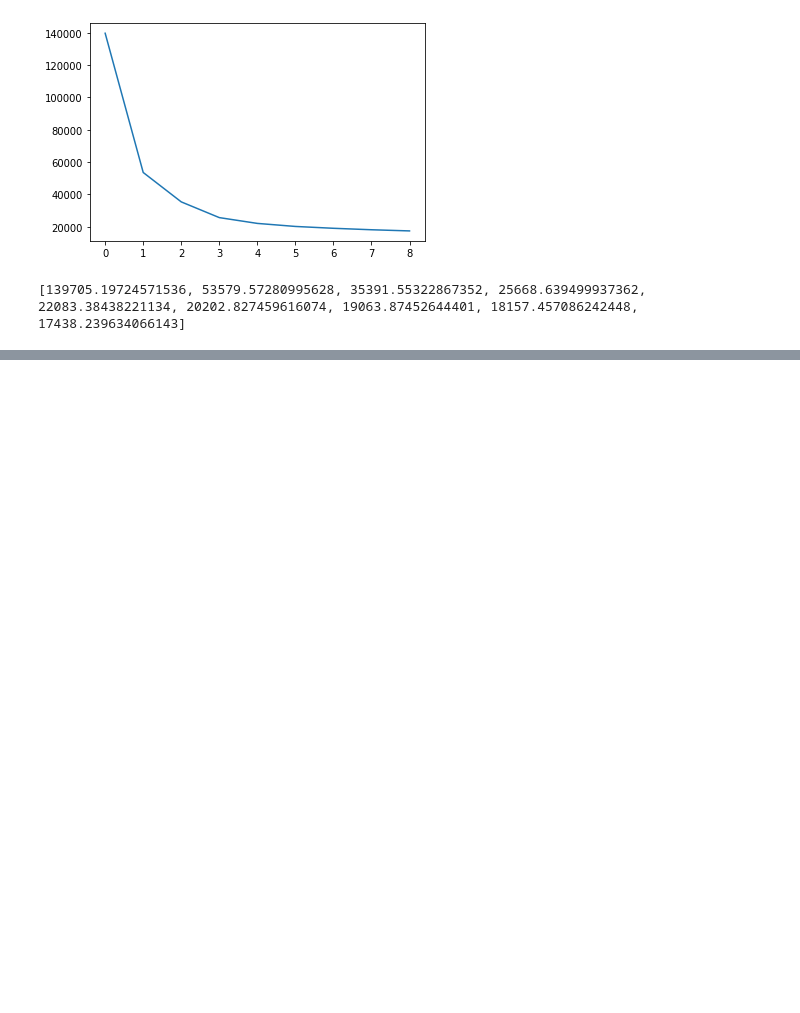
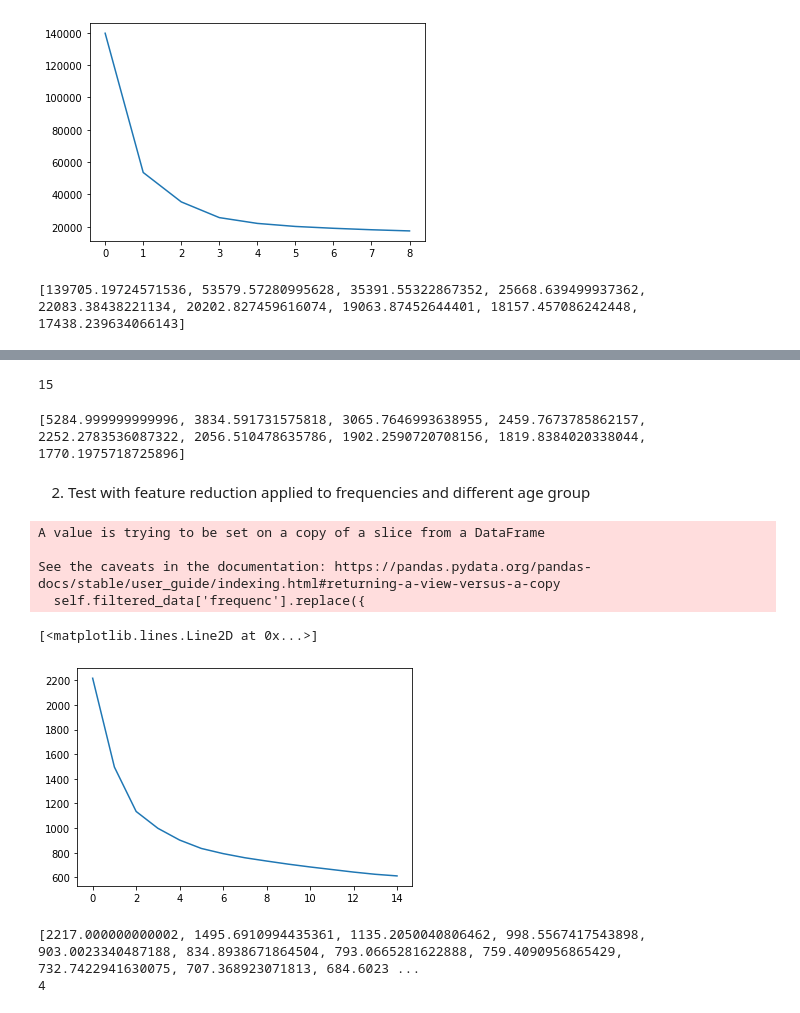
Before and after one commit to imhlas/datascience-miniproject, a Jupyter notebook: data/education_analysis.ipynb, the cells around one changed output, grey strips where cells are left out. Saved outputs shown, nothing was run; the diff lists cells and outputs as text; code cells hidden in the pictures; blank space fills up the shorter version.

```diff
--- a/data/education_analysis.ipynb
+++ b/data/education_analysis.ipynb
@@ -41,0 +90,20 @@ alc_edu_freq_data_clust_2 = alc_edu_freq_with_clusters[alc_edu_freq_with_cluster
+# %%
+print(cost_elbow.elbow)
+# %% [output]
+15
+# %%
+print(cost)
+# %% [output]
+[5284.999999999996, 3834.591731575818, 3065.7646993638955, 2459.7673785862157, 2252.2783536087322, 2056.510478635786, 1902.2590720708156, 1819.8384020338044, 1770.1975718725896]
+# %%
+# Testing with optimal number of clusters
+
+kproto = KPrototypes(n_clusters=3, init='Cao')
+clusters = kproto.fit_predict(alc_edu_freq_red_data, categorical=[0,1,2,3])
+
+cluster_dict =[]
+for c in clusters:
+    cluster_dict.append(c)
+
+alc_edu_freq_red_clusters = alc_edu_freq_red_data.copy()
+alc_edu_freq_red_clusters['clusters'] = cluster_dict
@@ -41,0 +114,42 @@ alc_edu_freq_data_clust_2 = alc_edu_freq_with_clusters[alc_edu_freq_with_cluster
+# %% [markdown]
+2. Test with feature reduction applied to frequencies and different age group
+# %%
+new_age_group = ['From 18 to 44 years','From 45 to 64 years','65 years or over']
+
+alc_edu_freq_red_ages = eurostat.AlcoholDataset(dataset_name='hlth_ehis_al1e',
+                                           dataset_group='education',
+                                           feature_reduction=True,
+                                           ages=new_age_group
+                                           ).get_dataset()
+
+alc_edu_freq_red_ages = alc_edu_freq_red_ages[alc_edu_freq_red_ages['TIME_PERIOD'] == 2014].drop(['TIME_PERIOD'], axis=1)
+
+for c in alc_edu_freq_red_ages.select_dtypes(exclude='object').columns:
+    pt = PowerTransformer()
+    alc_edu_freq_red_ages[c] =  pt.fit_transform(np.array(alc_edu_freq_red_ages[c]).reshape(-1, 1))
+# %% [output]
+A value is trying to be set on a copy of a slice from a DataFrame
+
+See the caveats in the documentation: https://pandas.pydata.org/pandas-docs/stable/user_guide/indexing.html#returning-a-view-versus-a-copy
+  self.filtered_data['frequenc'].replace({
+# %%
+# Test optimal number of cluster with elbow method
+
+costs = []
+
+for num_clusters in list(range(1,16)):
+    kproto = KPrototypes(n_clusters=num_clusters, init='Cao')
+    clusters = kproto.fit_predict(alc_edu_freq_red_ages, categorical=[0,1,2,3])
+    costs.append(kproto.cost_)
+
+plt.plot(costs)
+# %% [output]
+[<matplotlib.lines.Line2D at 0x...>]
+[figure, added]
+# %%
+print(costs)
+cost_elbow = KneeLocator(x=range(1,16), y=costs, curve='convex', direction='decreasing')
+print(cost_elbow.elbow)
+# %% [output]
+[2217.000000000002, 1495.6910994435361, 1135.2050040806462, 998.5567417543898, 903.0023340487188, 834.8938671864504, 793.0665281622888, 759.4090956865429, 732.7422941630075, 707.368923071813, 684.6023 ...
+4
```
Also changed, not shown: parts of 8 cells of this notebook, 1 other file.
